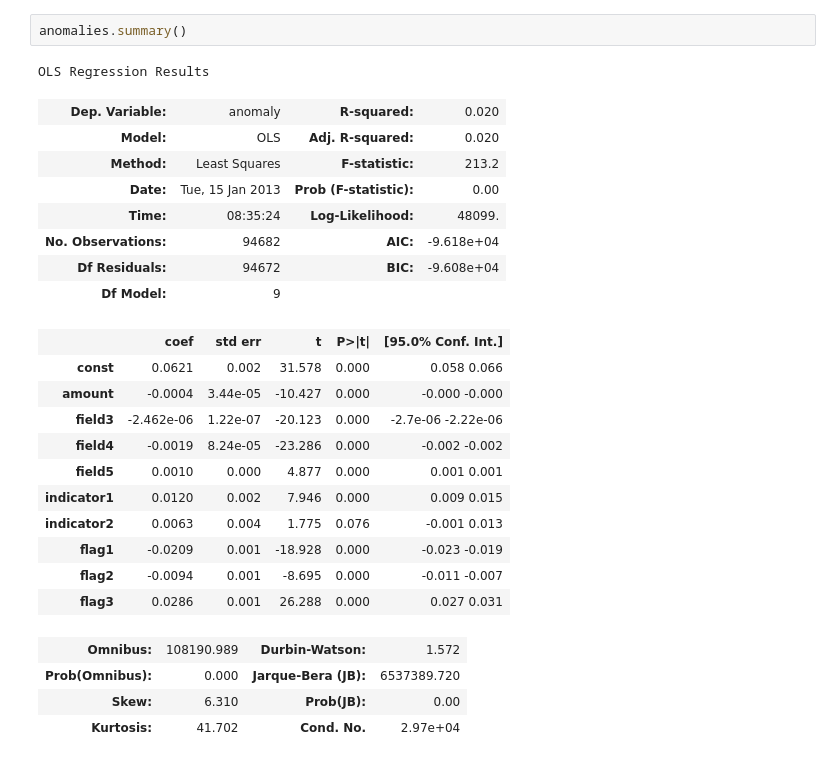
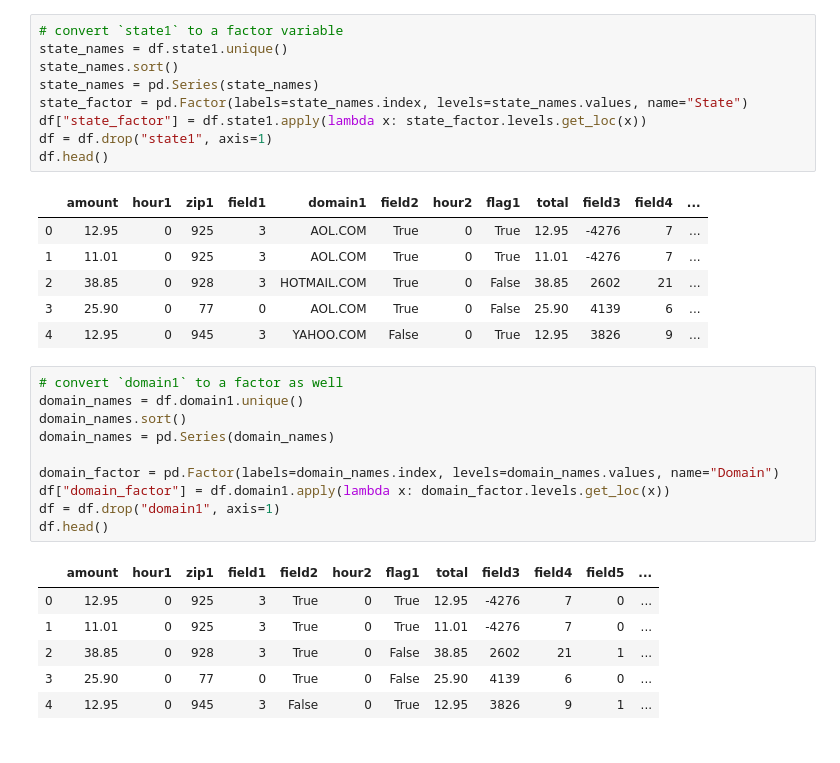
Before and after one commit to hernamesbarbara/credit_card_anomalies, a Jupyter notebook: Anomaly Detection.ipynb, the cells around one changed output. Drawn from its saved outputs; the diff is of its cells as text.

```diff
--- a/Anomaly Detection.ipynb
+++ b/Anomaly Detection.ipynb
@@ -157,27 +26,33 @@ anomalies = sm.OLS(targets.anomaly, data[x_name]).fit()
-# %%
-anomalies.summary()
-# %% [output]
-OLS Regression Results
-| Dep. Variable: | anomaly | R-squared: | 0.020 |
-| Model: | OLS | Adj. R-squared: | 0.020 |
-| Method: | Least Squares | F-statistic: | 213.2 |
-| Date: | Tue, 15 Jan 2013 | Prob (F-statistic): | 0.00 |
-| Time: | 08:35:24 | Log-Likelihood: | 48099. |
-| No. Observations: | 94682 | AIC: | -9.618e+04 |
-| Df Residuals: | 94672 | BIC: | -9.608e+04 |
-| Df Model: | 9 |  |  |
-|  | coef | std err | t | P>|t| | [95.0% Conf. Int.] |
-| const | 0.0621 | 0.002 | 31.578 | 0.000 | 0.058 0.066 |
-| amount | -0.0004 | 3.44e-05 | -10.427 | 0.000 | -0.000 -0.000 |
-| field3 | -2.462e-06 | 1.22e-07 | -20.123 | 0.000 | -2.7e-06 -2.22e-06 |
-| field4 | -0.0019 | 8.24e-05 | -23.286 | 0.000 | -0.002 -0.002 |
-| field5 | 0.0010 | 0.000 | 4.877 | 0.000 | 0.001 0.001 |
-| indicator1 | 0.0120 | 0.002 | 7.946 | 0.000 | 0.009 0.015 |
-| indicator2 | 0.0063 | 0.004 | 1.775 | 0.076 | -0.001 0.013 |
-| flag1 | -0.0209 | 0.001 | -18.928 | 0.000 | -0.023 -0.019 |
-| flag2 | -0.0094 | 0.001 | -8.695 | 0.000 | -0.011 -0.007 |
-| flag3 | 0.0286 | 0.001 | 26.288 | 0.000 | 0.027 0.031 |
-| Omnibus: | 108190.989 | Durbin-Watson: | 1.572 |
-| Prob(Omnibus): | 0.000 | Jarque-Bera (JB): | 6537389.720 |
-| Skew: | 6.310 | Prob(JB): | 0.00 |
-| Kurtosis: | 41.702 | Cond. No. | 2.97e+04 |
+# %%
+# convert `state1` to a factor variable
+state_names = df.state1.unique()
+state_names.sort()
+state_names = pd.Series(state_names)
+state_factor = pd.Factor(labels=state_names.index, levels=state_names.values, name="State")
+df["state_factor"] = df.state1.apply(lambda x: state_factor.levels.get_loc(x))
+df = df.drop("state1", axis=1)
+df.head()
+# %% [output]
+|  | amount | hour1 | zip1 | field1 | domain1 | field2 | hour2 | flag1 | total | field3 | field4 | ... |
+| 0 | 12.95 | 0 | 925 | 3 | AOL.COM | True | 0 | True | 12.95 | -4276 | 7 | ... |
+| 1 | 11.01 | 0 | 925 | 3 | AOL.COM | True | 0 | True | 11.01 | -4276 | 7 | ... |
+| 2 | 38.85 | 0 | 928 | 3 | HOTMAIL.COM | True | 0 | False | 38.85 | 2602 | 21 | ... |
+| 3 | 25.90 | 0 | 77 | 0 | AOL.COM | True | 0 | False | 25.90 | 4139 | 6 | ... |
+| 4 | 12.95 | 0 | 945 | 3 | YAHOO.COM | False | 0 | True | 12.95 | 3826 | 9 | ... |
+# %%
+# convert `domain1` to a factor as well
+domain_names = df.domain1.unique()
+domain_names.sort()
+domain_names = pd.Series(domain_names)
+
+domain_factor = pd.Factor(labels=domain_names.index, levels=domain_names.values, name="Domain")
+df["domain_factor"] = df.domain1.apply(lambda x: domain_factor.levels.get_loc(x))
+df = df.drop("domain1", axis=1)
+df.head()
+# %% [output]
+|  | amount | hour1 | zip1 | field1 | field2 | hour2 | flag1 | total | field3 | field4 | field5 | ... |
+| 0 | 12.95 | 0 | 925 | 3 | True | 0 | True | 12.95 | -4276 | 7 | 0 | ... |
+| 1 | 11.01 | 0 | 925 | 3 | True | 0 | True | 11.01 | -4276 | 7 | 0 | ... |
+| 2 | 38.85 | 0 | 928 | 3 | True | 0 | False | 38.85 | 2602 | 21 | 1 | ... |
+| 3 | 25.90 | 0 | 77 | 0 | True | 0 | False | 25.90 | 4139 | 6 | 0 | ... |
+| 4 | 12.95 | 0 | 945 | 3 | False | 0 | True | 12.95 | 3826 | 9 | 1 | ... |
```
Also changed, not shown: parts of 27 cells of this notebook, 1 other file.
